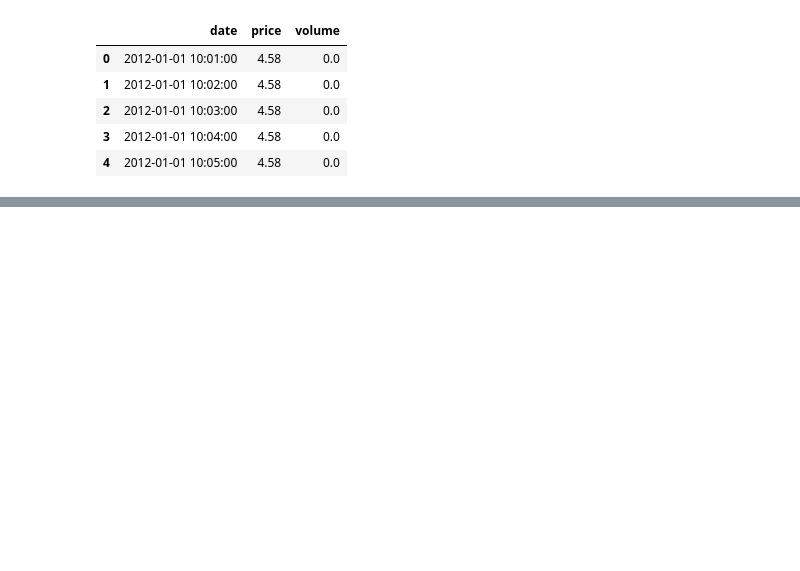
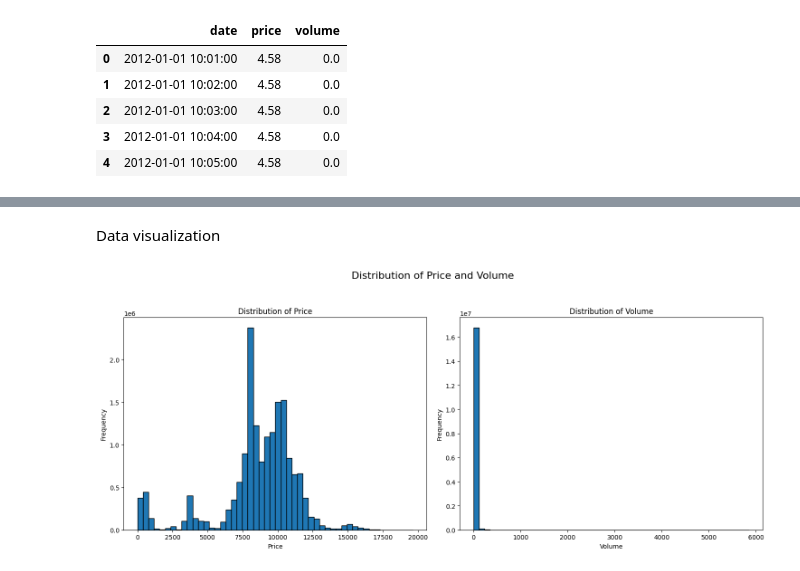
Before and after one commit to finn-prins/Scientific-Data-Analysis-Project, a Jupyter notebook: team_11.ipynb, the cells around one changed output, grey strips where cells are left out. Saved outputs shown, nothing was run; the diff lists cells and outputs as text; code cells hidden in the pictures; blank space fills up the shorter version.

Commit message:
formated the file now using new bitcoin data added two visualization for price and volume

```diff
--- a/team_11.ipynb
+++ b/team_11.ipynb
@@ -55,0 +75,17 @@ merged.head()
+# %% [markdown]
+Data visualization
+# %%
+fig, (ax1, ax2) = plt.subplots(1, 2, figsize=(15, 6))
+fig.suptitle('Distribution of Price and Volume', fontsize=16, y=1.05)
+ax1.hist(merged['price'], bins=50, edgecolor='black')
+ax1.set_title('Distribution of Price')
+ax1.set_xlabel('Price')
+ax1.set_ylabel('Frequency')
+ax2.hist(merged['volume'], bins=50, edgecolor='black')
+ax2.set_title('Distribution of Volume')
+ax2.set_xlabel('Volume')
+ax2.set_ylabel('Frequency')
+plt.tight_layout()
+plt.show()
+# %% [output]
+[figure, added]
```
Also changed, not shown: parts of 6 cells of this notebook.
